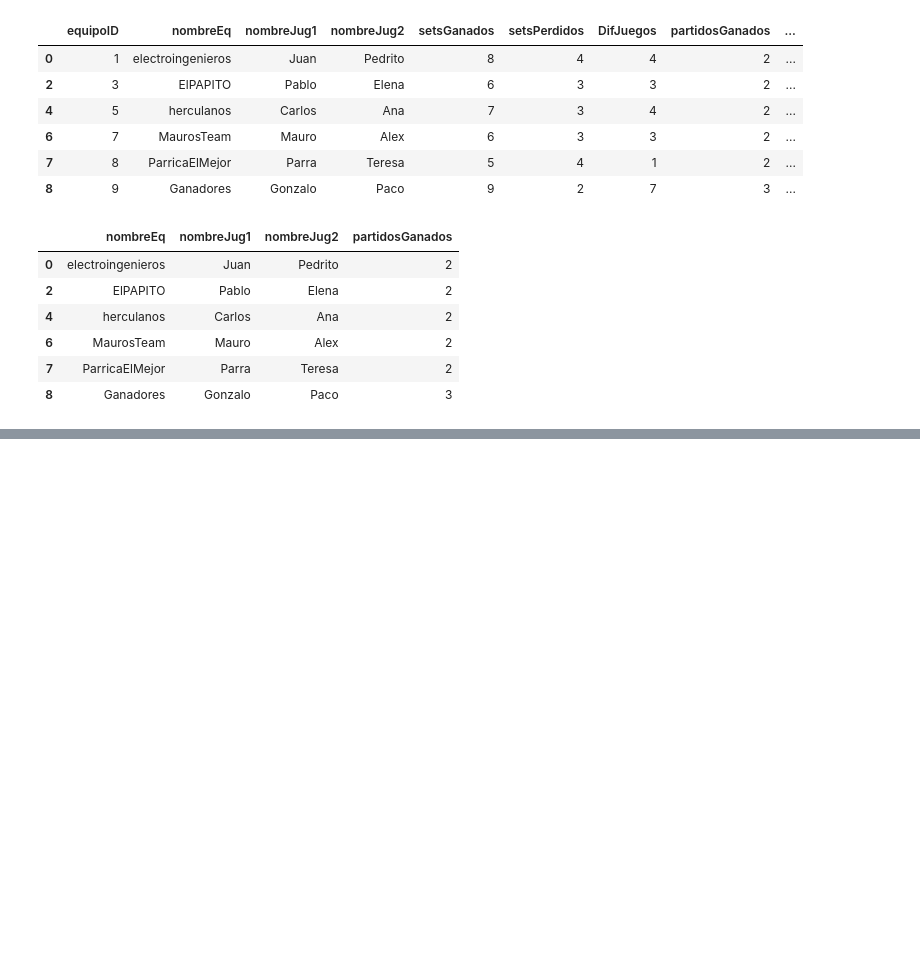
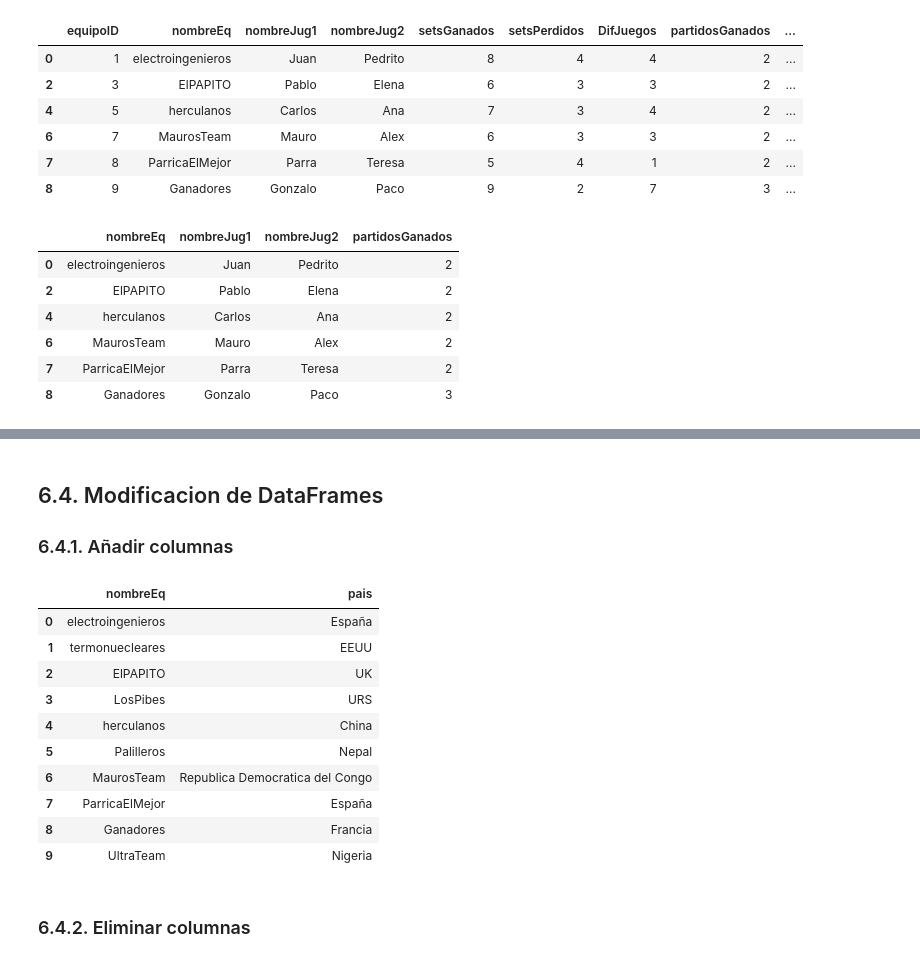
Before and after one commit to JBLOZ/IA, a Jupyter notebook: Mates Discretas/pandas/panda1.ipynb, the cells around one changed output, grey strips where cells are left out. Saved outputs shown, nothing was run; the diff lists cells and outputs as text; code cells hidden in the pictures; blank space fills up the shorter version.

```diff
--- a/Mates Discretas/pandas/panda1.ipynb
+++ b/Mates Discretas/pandas/panda1.ipynb
@@ -181,0 +232,21 @@ dfPadelWorldCupDicc.query("partidosGanados >= 2")[['nombreEq', 'nombreJug1', 'no
+# %% [markdown]
+## 6.4. Modificacion de DataFrames
+### 6.4.1. Añadir columnas
+# %%
+dfPadelWorldCupDicc['pais'] = ['España','EEUU','UK','URS','China','Nepal','Republica Democratica del Congo ','España','Francia','Nigeria']
+
+dfPadelWorldCupDicc[['nombreEq', 'pais']]
+# %% [output]
+|  | nombreEq | pais |
+| 0 | electroingenieros | España |
+| 1 | termonuecleares | EEUU |
+| 2 | ElPAPITO | UK |
+| 3 | LosPibes | URS |
+| 4 | herculanos | China |
+| 5 | Palilleros | Nepal |
+| 6 | MaurosTeam | Republica Democratica del Congo |
+| 7 | ParricaElMejor | España |
+| 8 | Ganadores | Francia |
+| 9 | UltraTeam | Nigeria |
+# %% [markdown]
+### 6.4.2. Eliminar columnas
```
Also changed, not shown: parts of 15 cells of this notebook.
